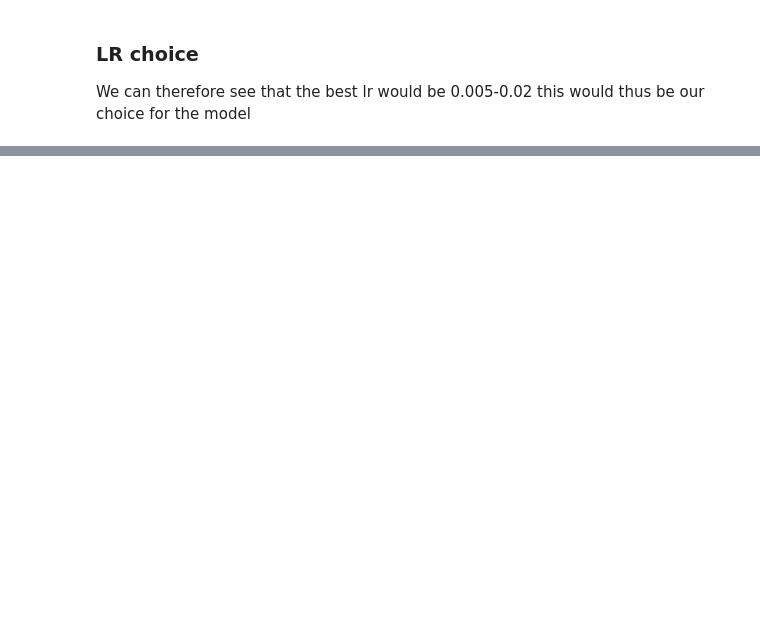
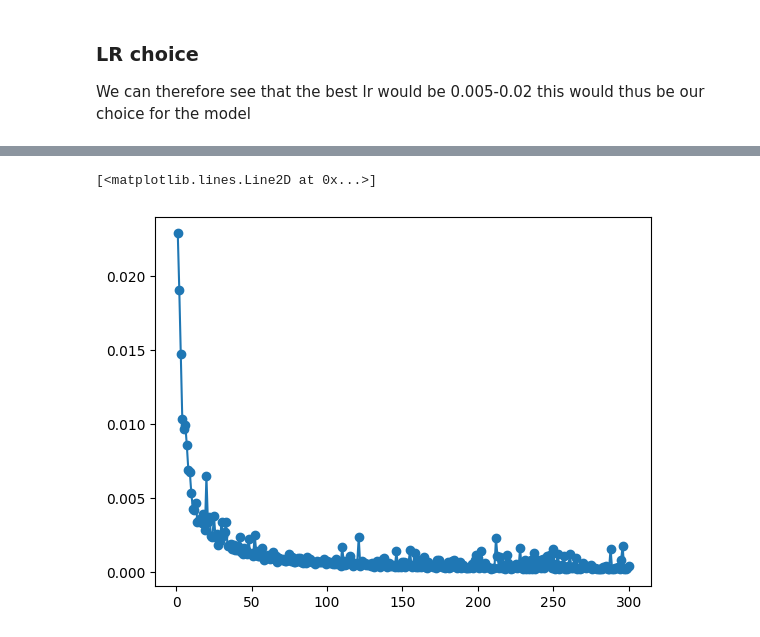
Before and after one commit to CHCICH/MaqamDiffusion, a Jupyter notebook: src/testing/data_dimension_test.ipynb, the cells around one changed output, grey strips where cells are left out. Drawn from its saved outputs; the diff is of its cells as text; code cells hidden in the pictures; blank space fills up the shorter version.

Commit message:
fixed training and trained and optimized everything

```diff
--- a/src/testing/data_dimension_test.ipynb
+++ b/src/testing/data_dimension_test.ipynb
@@ -216,0 +251,22 @@ data1_cpu.shape, data_reconstructed_cpu.shape
+# %%
+epoch = 300
+epochs = list(range(1, epoch + 1))
+loss_values = []
+latent_model_test_epoch = AutoEncoder()
+optimizer = torch.optim.Adam(latent_model_test_epoch.parameters(), lr=0.02)
+Loss_fn = torch.nn.MSELoss()
+
+for epoch in range(num_epochs):
+    for batch in dataLoader:
+
+        batch = batch.to(device)
+        output = latent_model_test_epoch(batch)
+        loss = Loss_fn(output, batch)
+
+        optimizer.zero_grad()
+        loss.backward()
+        optimizer.step()
+    loss_values.append(loss.item())
+    print(f"Epoch [{epoch+1}/{num_epochs}], Loss: {loss.item():.4f}")
+plt.plot(epochs, loss_values, marker='o')
+# %% [output]
@@ -216,0 +290,2 @@ data1_cpu.shape, data_reconstructed_cpu.shape
+[<matplotlib.lines.Line2D at 0x...>]
+[figure, added]
```
Also changed, not shown: parts of 10 cells of this notebook.
